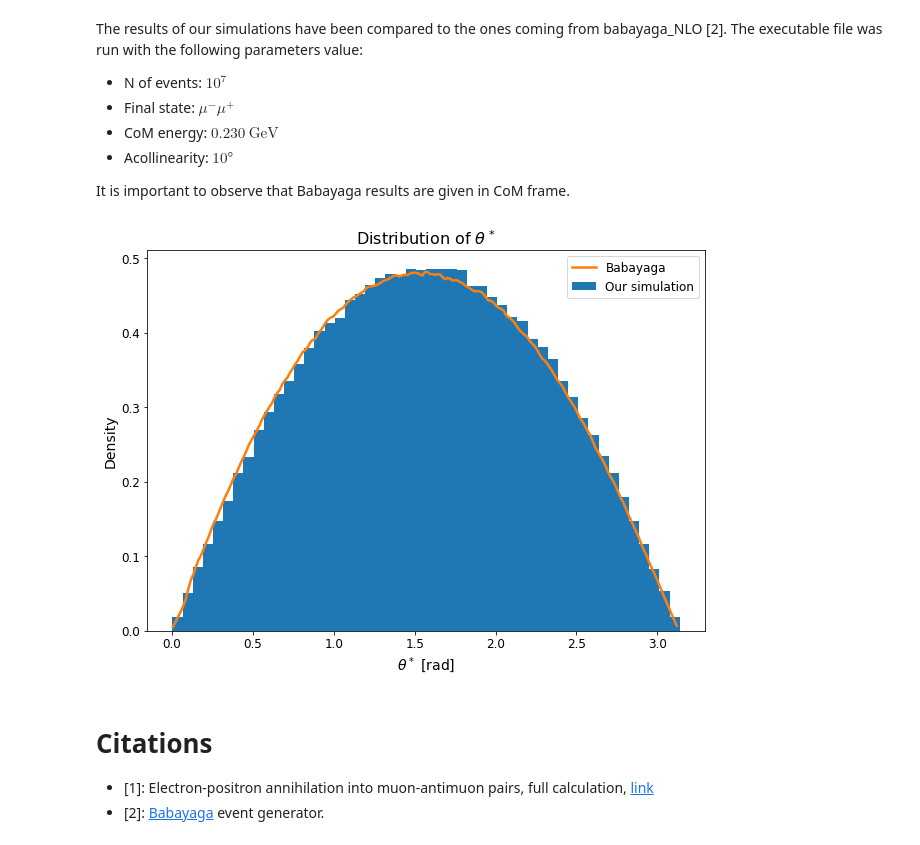
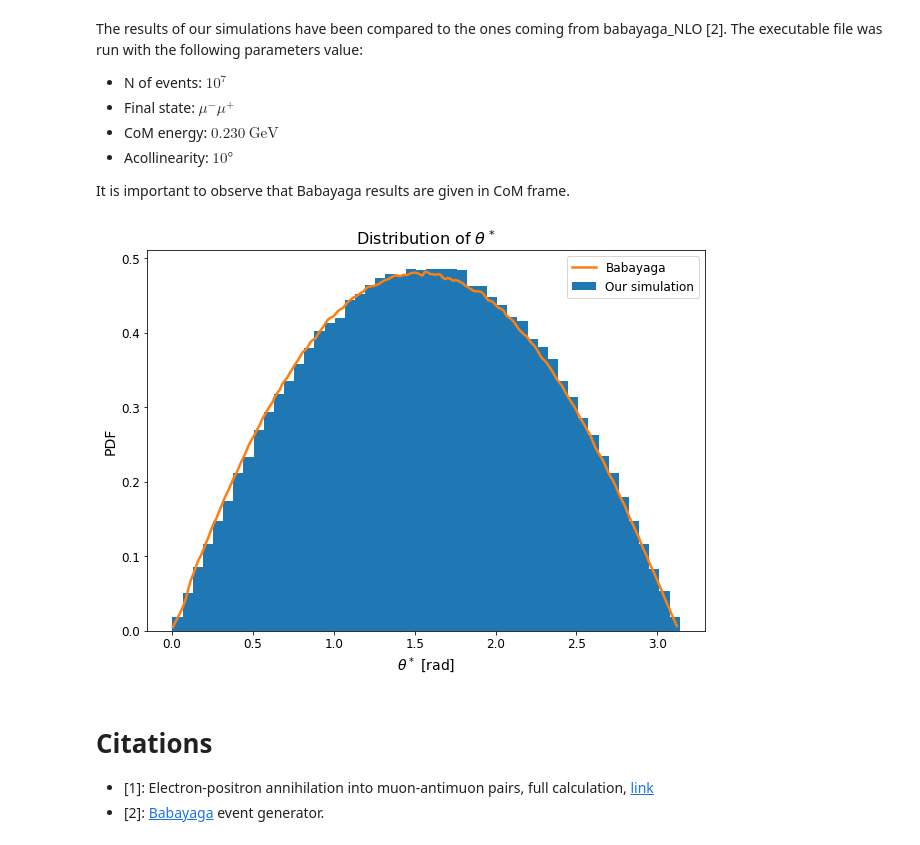
Before and after one commit to Einlar/MuonSource, a Jupyter notebook: Report-Group3.ipynb, the cells around one changed output. Drawn from its saved outputs; the diff is of its cells as text; code cells hidden in the pictures.

```diff
--- a/Report-Group3.ipynb
+++ b/Report-Group3.ipynb
@@ -956,23 +956,23 @@ It is important to observe that Babayaga results are given in CoM frame.
 # %%
 babayaga_el_th = np.radians(np.loadtxt("./babagaya_run/matched_el_th_exp_200.txt").T)
 theta_samples= np.loadtxt("./thetas_dist.txt")
 
 plt.figure(figsize=(10,7))
 N_th, bins_th, _ = plt.hist(theta_samples, bins=50, density=True, label='Our simulation')
 normalization    = np.max(babayaga_el_th[1])/np.max(N_th)
 
 x_babayaga  = (babayaga_el_th[0][1:] + babayaga_el_th[0][:-1]) / 2
 y_babayaga  = (babayaga_el_th[1][1:] + babayaga_el_th[1][:-1]) / 2
 
 plt.plot(x_babayaga, y_babayaga/normalization, linewidth=2.5, label="Babayaga")
 plt.xlabel(r'$\theta^*$ [rad]')
-plt.ylabel(r'Density')
+plt.ylabel(r'PDF')
 plt.title(r'Distribution of $\theta^*$')
 plt.legend()
 
 plt.show()
 # %% [output]
-[figure, old version]
+[figure, new version]
 # %% [markdown]
 # Citations
 - [1]: Electron-positron annihilation into muon-antimuon pairs, full calculation, [link](http://www.physics.usu.edu/Wheeler/QFT/PicsII/QFT10Feb23Muon.pdf)
```
Also changed, not shown: parts of 17 cells of this notebook, 1 other file.
